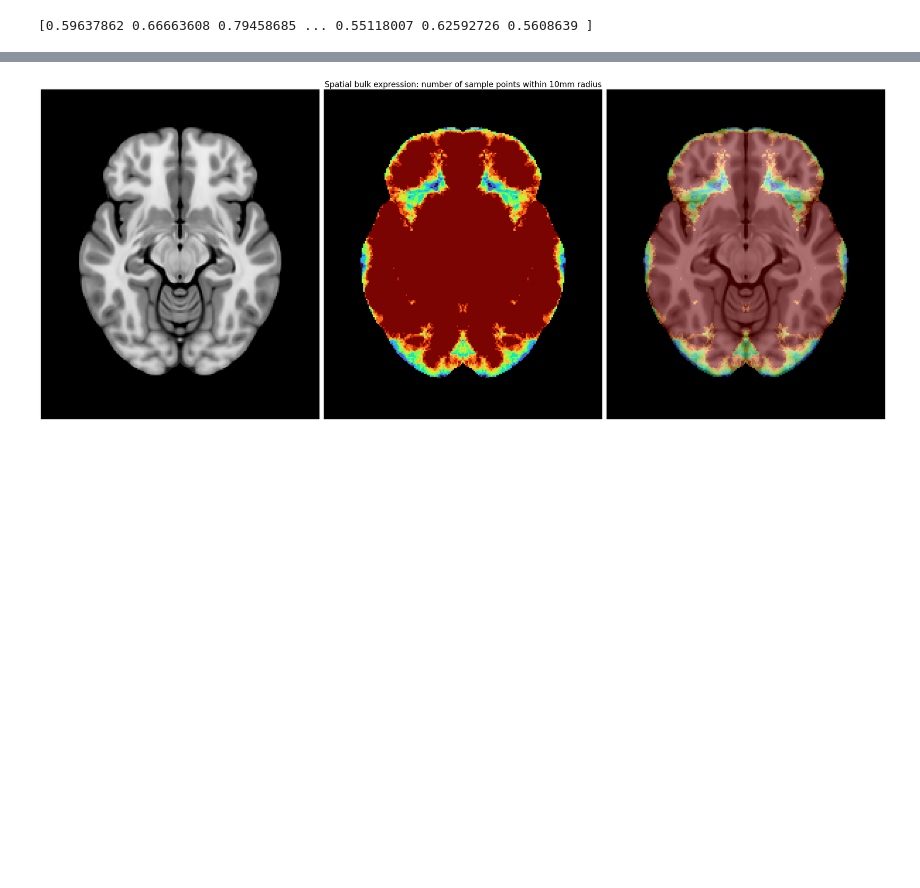
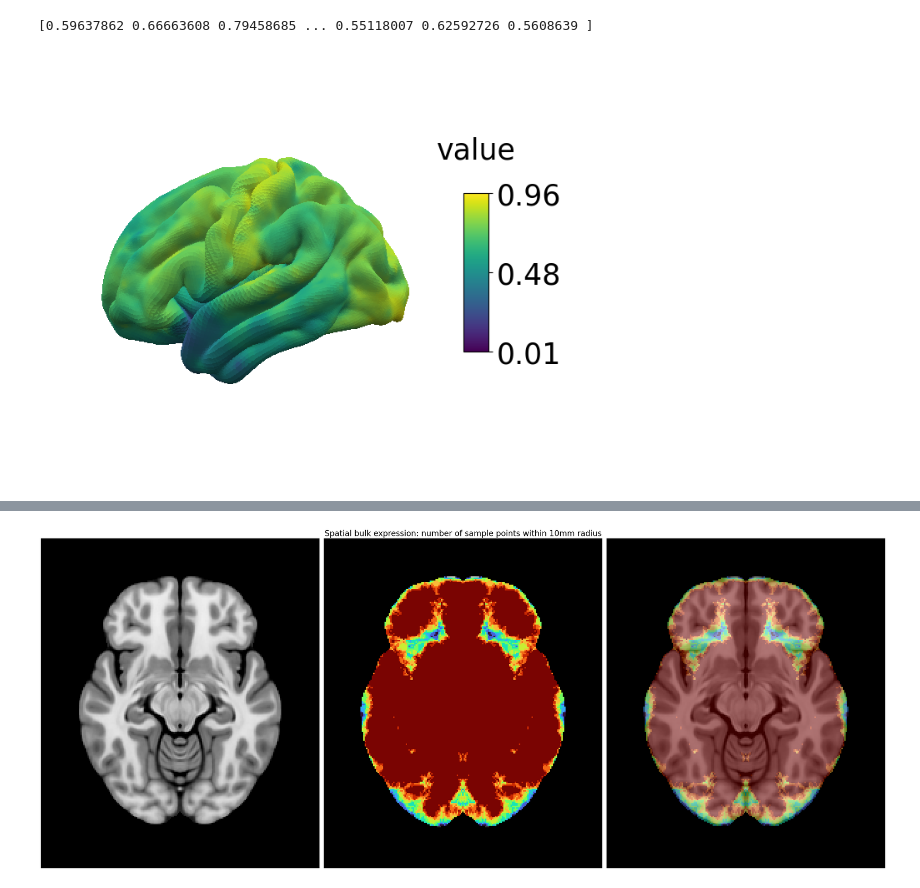
Before and after one commit to imaginelab/gene_viz, a Jupyter notebook: notebooks/main_plotting.ipynb, the cells around one changed output, grey strips where cells are left out. Saved outputs shown, nothing was run; the diff lists cells and outputs as text; code cells hidden in the pictures; blank space fills up the shorter version.

Commit message:
visualised cortical and sub cortical meshes

```diff
--- a/notebooks/main_plotting.ipynb
+++ b/notebooks/main_plotting.ipynb
@@ -33,3 +34,9 @@ interpolated_values = interpolate(samples,coords, mesh['coords'])
 print(interpolated_values)
 # %% [output]
 [0.59637862 0.66663608 0.79458685 ... 0.55118007 0.62592726 0.5608639 ]
+# %%
+plot_surf(mesh['coords'], mesh['faces'], interpolated_values, rotate=90)
+
+# ask M how to add a mask for blue subcortical bit
+# %% [output]
+[figure, added]
```
Also changed, not shown: parts of 2 cells of this notebook.
